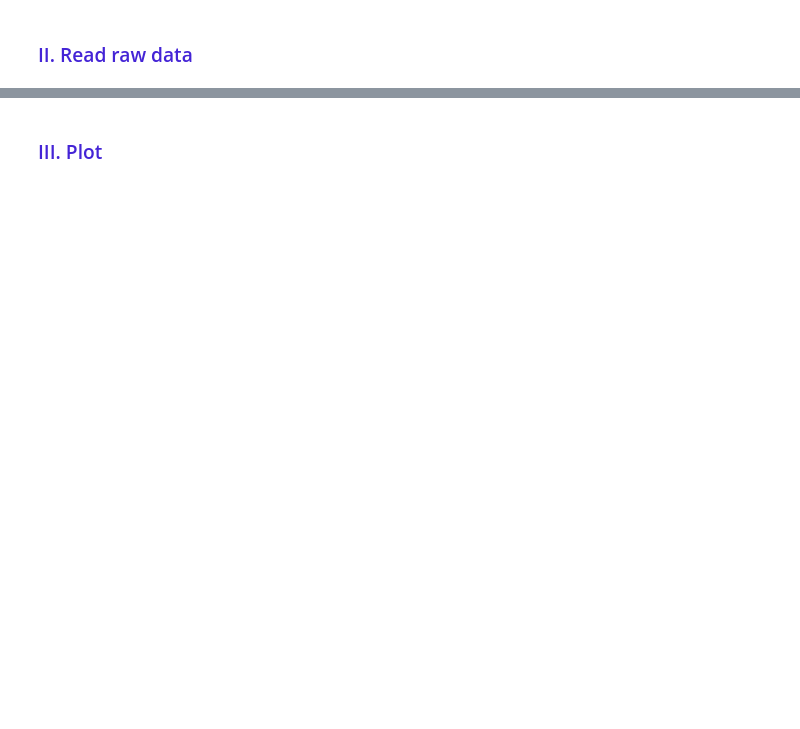
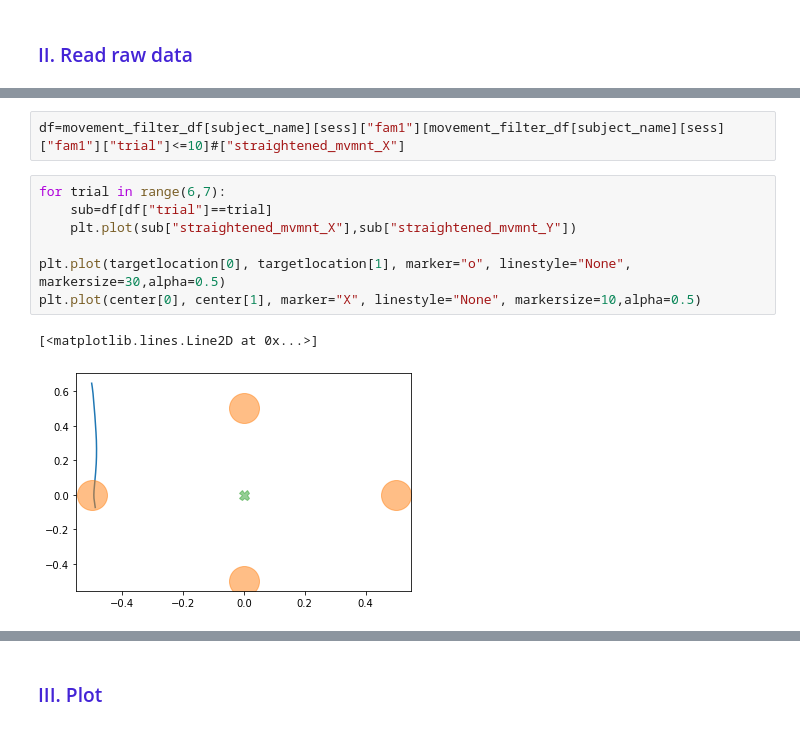
Before and after one commit to CarolineLndl/pilot_project_MAMSL_analyses, a Jupyter notebook: notebook/1_convert_data.ipynb, the cells around one changed output, grey strips where cells are left out. Drawn from its saved outputs; the diff is of its cells as text; blank space fills up the shorter version.

```diff
--- a/notebook/1_convert_data.ipynb
+++ b/notebook/1_convert_data.ipynb
@@ -50,0 +70,12 @@ for subject_name in config["list_subjects"]:
+# %%
+df=movement_filter_df[subject_name][sess]["fam1"][movement_filter_df[subject_name][sess]["fam1"]["trial"]<=10]#["straightened_mvmnt_X"]
+# %%
+for trial in range(6,7):
+    sub=df[df["trial"]==trial]
+    plt.plot(sub["straightened_mvmnt_X"],sub["straightened_mvmnt_Y"])
+
+plt.plot(targetlocation[0], targetlocation[1], marker="o", linestyle="None", markersize=30,alpha=0.5)
+plt.plot(center[0], center[1], marker="X", linestyle="None", markersize=10,alpha=0.5)
+# %% [output]
+[<matplotlib.lines.Line2D at 0x...>]
+[figure, added]
```
Also changed, not shown: parts of 11 cells of this notebook, 6 other files.
